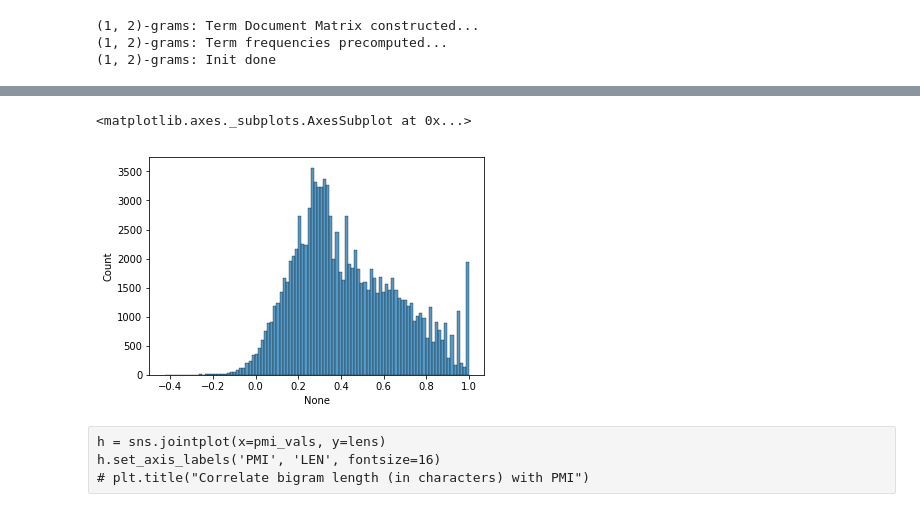
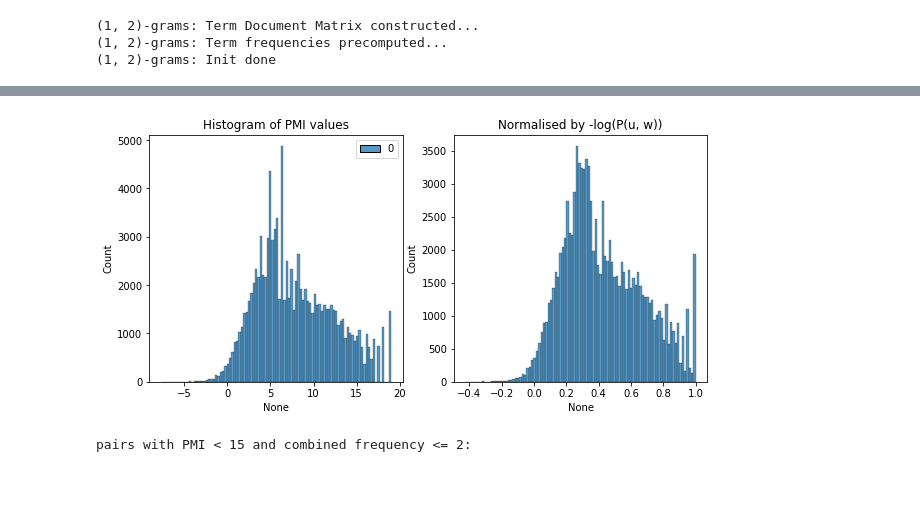
Before and after one commit to valevo/SABIO, a Jupyter notebook: experiments/ex1/pmi.ipynb, the cells around one changed output, grey strips where cells are left out. Saved outputs shown, nothing was run; the diff lists cells and outputs as text; code cells hidden in the pictures; blank space fills up the shorter version.

```diff
--- a/experiments/ex1/pmi.ipynb
+++ b/experiments/ex1/pmi.ipynb
@@ -11,7 +11,7 @@ from utils import CountVectorizer, TfidfVectorizer, Ngram
 # %%
 obj_tbl = pd.read_csv("../../data/tables/Objects.csv.gz")
 str_cols = "Title", "Description"
+txts = [s for col in str_cols for s in obj_tbl[col].dropna()]
 
-all_txts = [s for col in str_cols for s in obj_tbl[col].dropna()]
-
-txts = all_txts
+print("number of docs: ", len(txts))
+# print("number of docs: ", len(txts))
@@ -66,6 +46,8 @@ NG.save("counts")
 pmis = {w: NG.pmi(*w.split()) for w in NG.vocab(2)}
 # %%
 for w, val in sorted(pmis.items(), key=lambda tup: tup[1], reverse=True):
-    if 9.5 < val < 11:
-        print(w, val)
+    if 9.5 < val < 110:
+        u, v = w.split()
+        if NG.freq(u)+NG.freq(v) > 10:
+            print(w, round(val, 4), "\t", NG.freq(u), NG.freq(v), NG.freq(u, v))
 # %% [output]
@@ -94,19 +71,26 @@ sns.histplot(pmis)
 # %%
+plt.figure(figsize=(10, 10))
+plt.subplot(2, 2, 1)
+sns.histplot(pmis.values())
+plt.title("Histogram of PMI values")
+
+
 joint = lambda u, v: NG.cond_prob(u, v)*NG.prob(u)
-
 norm = lambda u, v: -np.log2(joint(u, v))
 
-# sns.histplot([pmi_val/(NG.freq(w.split()[0]) + NG.freq(v.split()[0])) for w, pmi_val in pmis.items()])
+plt.subplot(2, 2, 2)
+# sns.histplot([pmi_val/(NG.freq(w.split()[0]) + NG.freq(w.split()[1])) for w, pmi_val in pmis.items()])
 
 sns.histplot([pmi_val/norm(*w.split()) for w, pmi_val in pmis.items()])
-
-# sns.histplot([pmi_val*joint(*w.split()) for w, pmi_val in pmis.items()])
+_ = plt.title("Normalised by -log(P(u, w))")
 # %% [output]
-<matplotlib.axes._subplots.AxesSubplot at 0x...>
-[figure, old version]
+[figure, new version]
 # %%
+print("pairs with PMI < 17 and combined frequency <= 2:")
 for w, x in pmis.items():
-    if x < 15:
+    if x < 17:
         u, v = w.split()
         if NG.freq(u) == NG.freq(v) == 1:
-            print(u, v)
+            print("\t", u, v)
+# %% [output]
+pairs with PMI < 15 and combined frequency <= 2:
@@ -117,4 +96,0 @@ lens, pmi_vals = list(zip(*map(lambda t: (f(t[0]), t[1]), pmis.items())))
-# %% [raw]
-h = sns.jointplot(x=pmi_vals, y=lens)
-h.set_axis_labels('PMI', 'LEN', fontsize=16)
-# plt.title("Correlate bigram length (in characters) with PMI")
```
Also changed, not shown: parts of 20 cells of this notebook, 3 other files.
